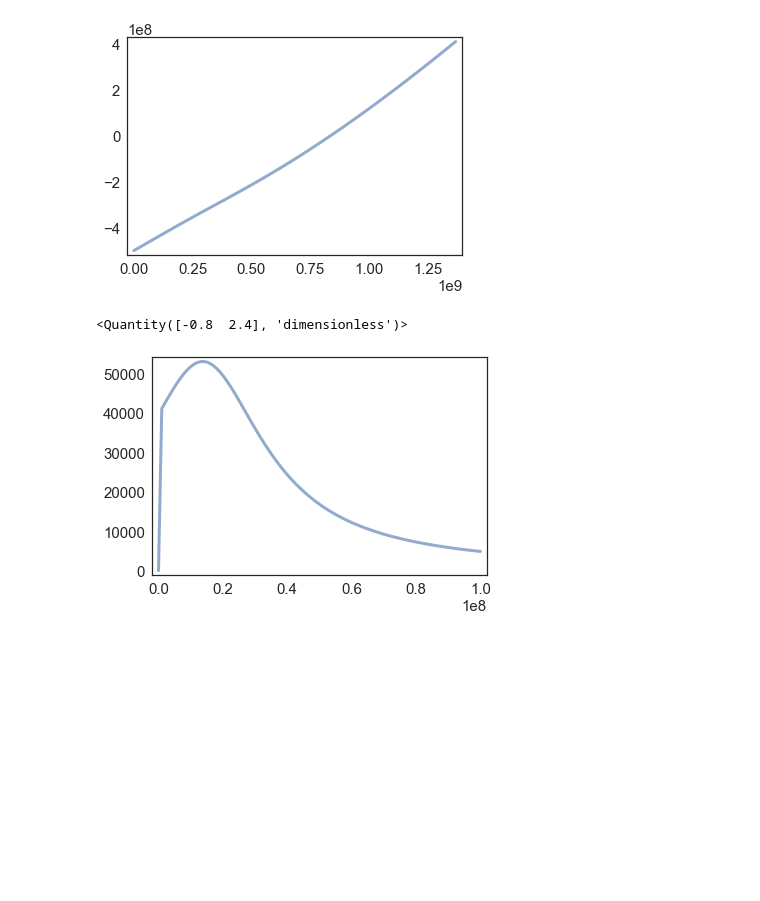
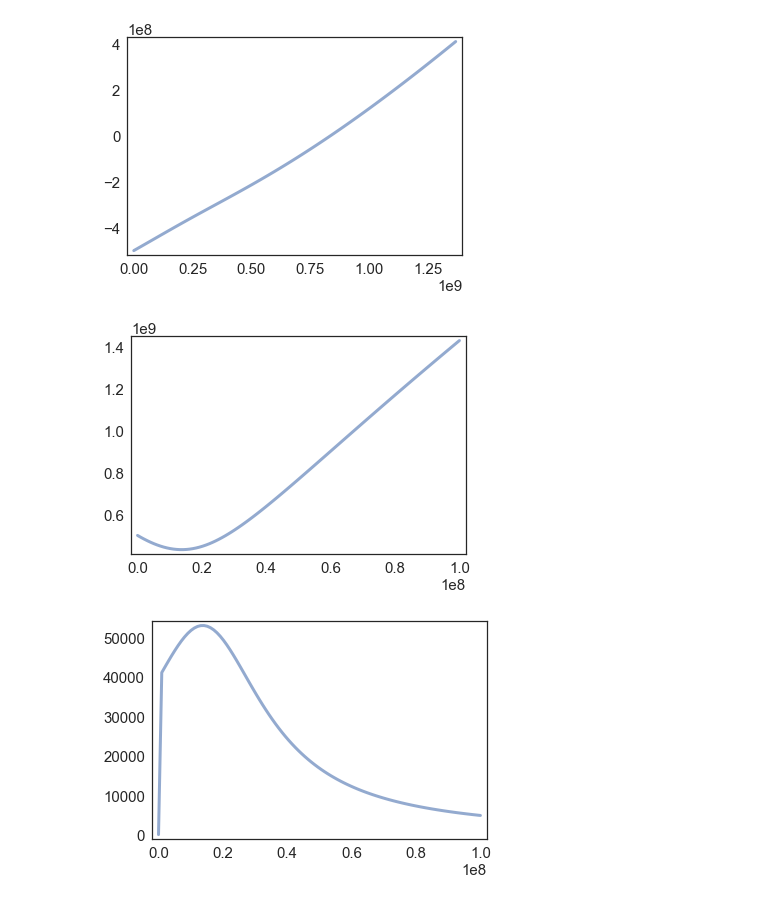
Before and after one commit to hadleigh-000/Space_Toast_ModSim, a Jupyter notebook: proj3_test3.ipynb, the cells around one changed output. Saved outputs shown, nothing was run; the diff lists cells and outputs as text; code cells hidden in the pictures; blank space fills up the shorter version.

```diff
--- a/proj3_test3.ipynb
+++ b/proj3_test3.ipynb
@@ -135,14 +135,12 @@ plot(system.results.x, system.results.y, )
 #plt.axis([-5e8, 5e8, -5e8, 1.2e10])
 # %% [output]
 [figure]
-# %%
-A= Vector(1, 3)
-
-B= Vector(2, -6)
-
-A.proj(B.hat())
-# %% [output]
-<Quantity([-0.8  2.4], 'dimensionless')>
+# %%
+magdist= sqrt(system.results.y**2 + system.results.x**2)
+
+plot(system.ts, magdist)
+# %% [output]
+[figure, added]
 # %%
 plot(system.ts, system.results.temp)
 # %% [output]
```
Also changed, not shown: parts of 1 cell of this notebook.
